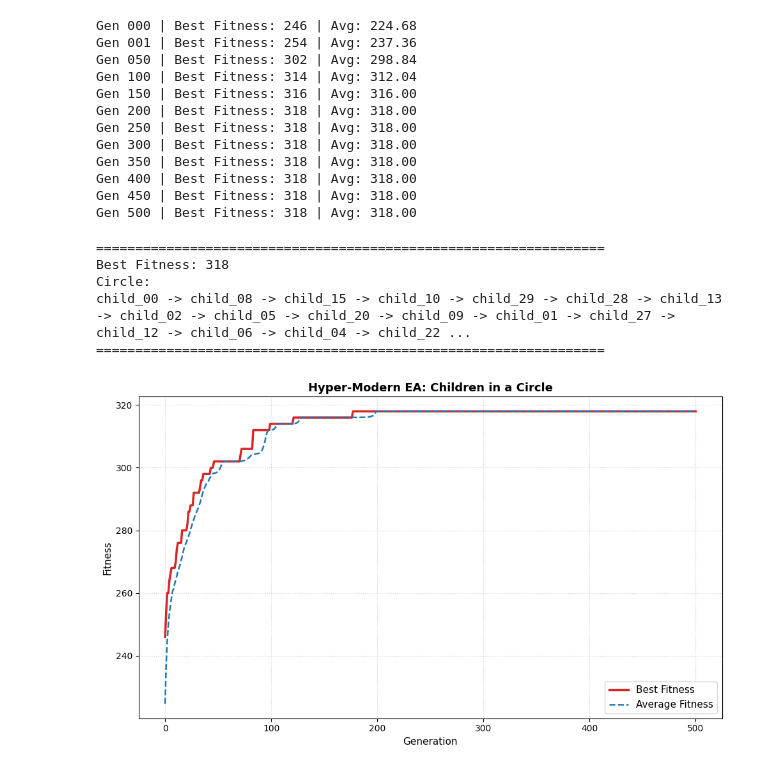
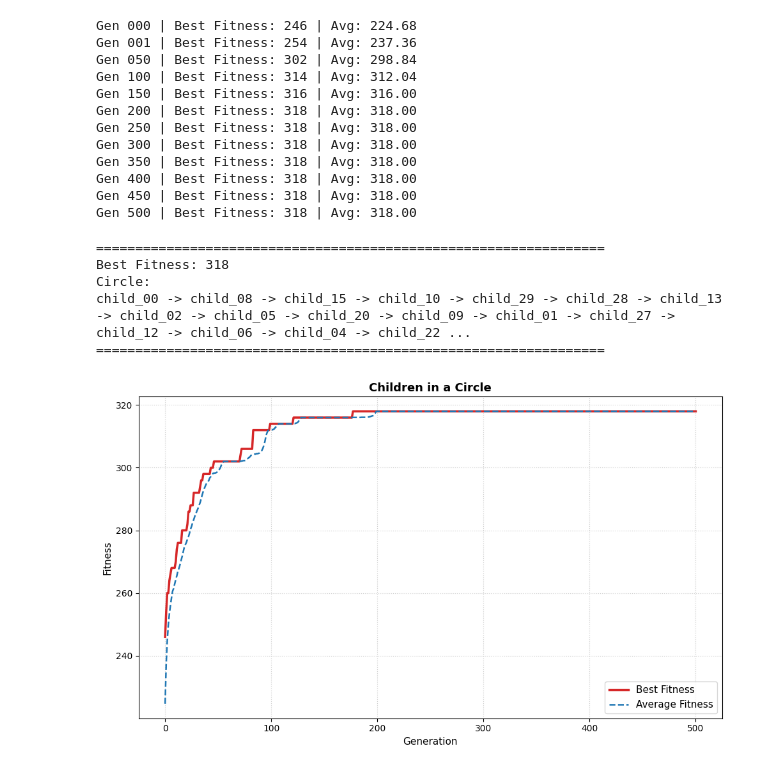
Before and after one commit to giovannipantano/CI2026_lab3, a Jupyter notebook: lab3_greedy_xover.ipynb, the cells around one changed output. Drawn from its saved outputs; the diff is of its cells as text; code cells hidden in the pictures.

```diff
--- a/lab3_greedy_xover.ipynb
+++ b/lab3_greedy_xover.ipynb
@@ -55,7 +55,7 @@ def mutate_inversion(parent: List[Child]) -> List[Child]:
     return canonicalize(child)
 
 
-def crossover_ox(parent1: List[Child], parent2: List[Child]) -> List[Child]:
+def crossover(parent1: List[Child], parent2: List[Child]) -> List[Child]:
     n = len(parent1)
 
     best_score = -1
@@ -129,7 +129,7 @@ for gen in range(1, GENERATIONS + 1):
         if r < 0.45:
             p1 = tournament_selection(population, fitness_values, TOURNAMENT_SIZE)
             p2 = tournament_selection(population, fitness_values, TOURNAMENT_SIZE)
-            child = crossover_ox(p1, p2)
+            child = crossover(p1, p2)
 
         elif r < 0.80:
             p = tournament_selection(population, fitness_values, TOURNAMENT_SIZE)
@@ -177,27 +177,27 @@ Gen 500 | Best Fitness: 318 | Avg: 318.00
 # %%
 best_solution = population[0]
 
 print("\n" + "=" * 65)
 print(f"Best Fitness: {fitness_values[0]}")
 print("Circle:")
 print(" -> ".join(c._name for c in best_solution) + f" -> (close on {best_solution[0]._name})")
 print("=" * 65)
 
 plt.figure(figsize=(10, 6))
 plt.plot(history_gen, history_best_fitness, color='#d62728', linewidth=2.5, label='Best Fitness')
 plt.plot(history_gen, history_avg_fitness, color='#1f77b4', linestyle='--', linewidth=1.8, label='Average Fitness')
 
-plt.title("Hyper-Modern EA: Children in a Circle", fontsize=13, fontweight='bold')
+plt.title("Children in a Circle", fontsize=13, fontweight='bold')
 plt.xlabel("Generation", fontsize=11)
 plt.ylabel("Fitness", fontsize=11)
 plt.grid(True, linestyle=':', alpha=0.6)
 plt.legend(loc='lower right', fontsize=11)
 plt.tight_layout()
 plt.show()
 # %% [output]
 =================================================================
 Best Fitness: 318
 Circle:
 child_00 -> child_08 -> child_15 -> child_10 -> child_29 -> child_28 -> child_13 -> child_02 -> child_05 -> child_20 -> child_09 -> child_01 -> child_27 -> child_12 -> child_06 -> child_04 -> child_22 ...
 =================================================================
-[figure, old version]
+[figure, new version]
```
Also changed, not shown: 4 other files.
